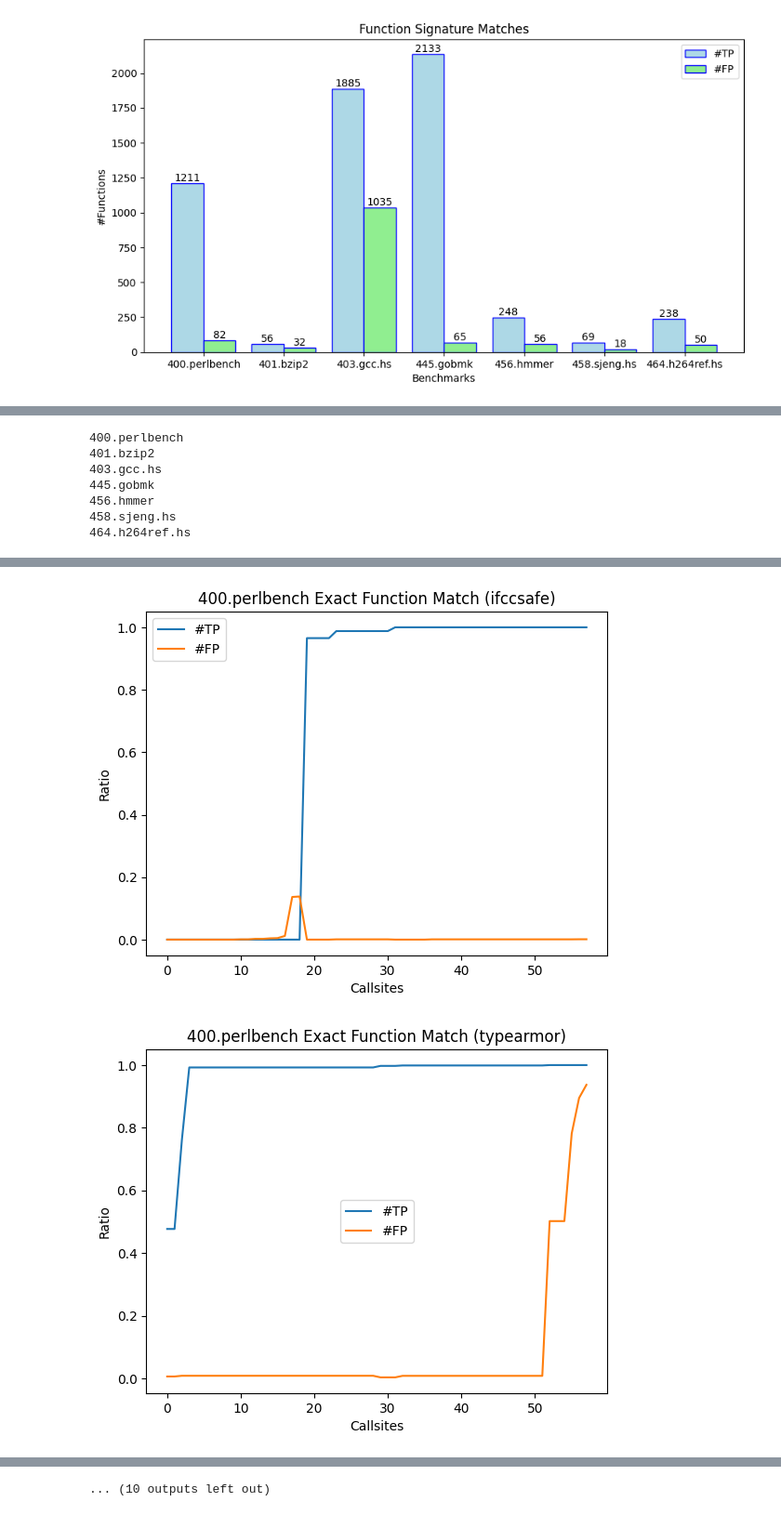
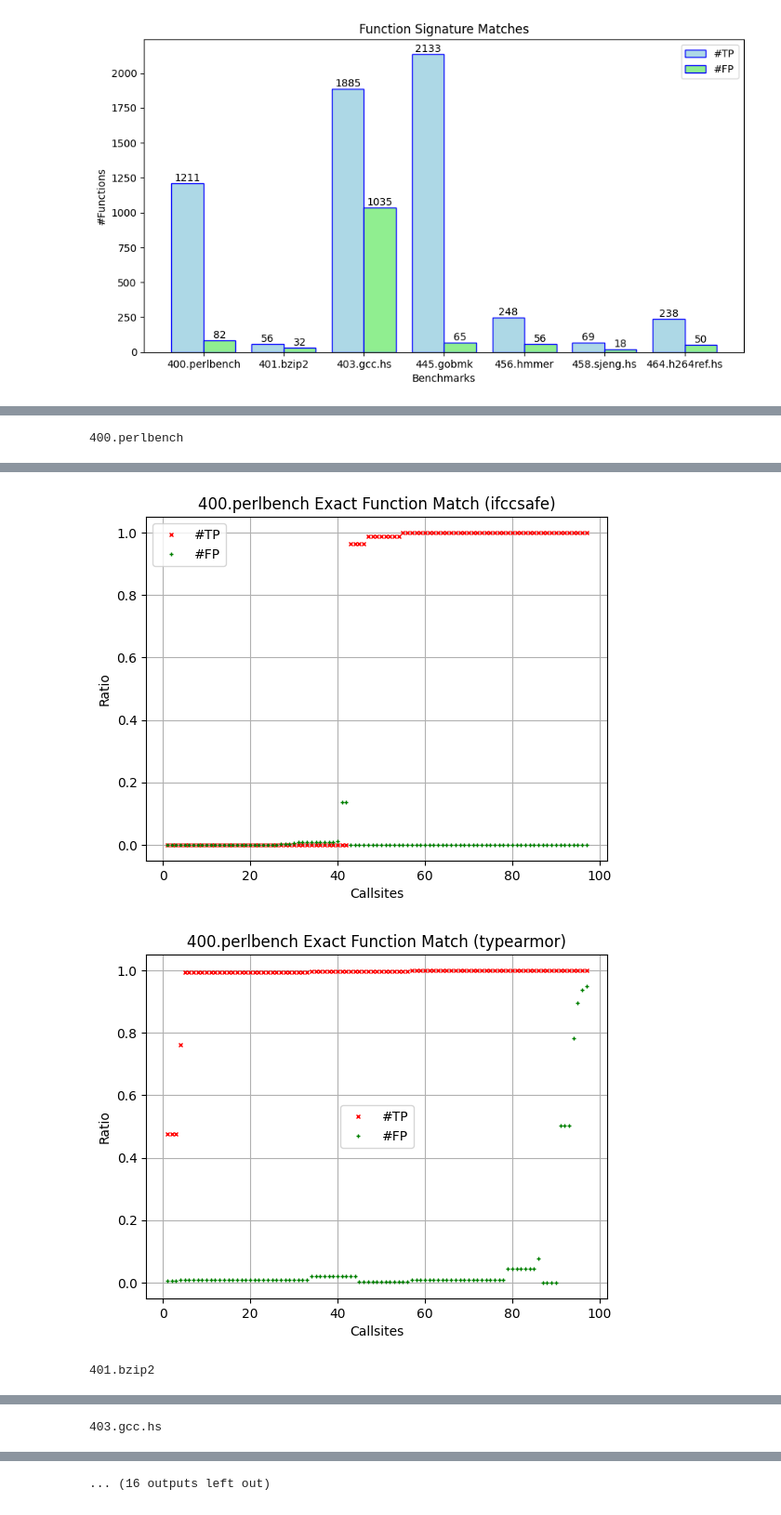
Before and after one commit to Ruturaj4/cfi_project, a Jupyter notebook: framework/notebooks/spec.ipynb, the cells around one changed output, grey strips where cells are left out. Shown at 93% size. Cells and saved outputs as stored; diff of their text form; code cells hidden in the pictures.

```diff
--- a/framework/notebooks/spec.ipynb
+++ b/framework/notebooks/spec.ipynb
@@ -382,12 +426,18 @@ def exactMatchPlot():
         for callsite, models in graph_type["ida"].items():
             if callsite in graph_type["llvm"]:
                 # ifcc model
-                model_stat[benchmark]["ifcc"]["tp"]\
-                .append(len(models["ifcc"]&graph_type["llvm"][callsite]["ifcc"])\
-                        /len(graph_type["llvm"][callsite]["ifcc"]))
-                model_stat[benchmark]["ifcc"]["tn"]\
-                .append(len(graph_type["llvm"][callsite]["ifcc"]-models["ifcc"])\
-                       /len(graph_type["llvm"][callsite]["ifcc"]))
+                # if no function is allowed at callsite, then check whether
+                # ida displays then mark both tp and tn 0.
+                if len(graph_type["llvm"][callsite]["ifcc"]) == 0:
+                    model_stat[benchmark]["ifcc"]["tp"].append(0)
+                    model_stat[benchmark]["ifcc"]["tn"].append(0)
+                else:
+                    model_stat[benchmark]["ifcc"]["tp"]\
+                    .append(len(models["ifcc"]&graph_type["llvm"][callsite]["ifcc"])\
+                            /len(graph_type["llvm"][callsite]["ifcc"]))
+                    model_stat[benchmark]["ifcc"]["tn"]\
+                    .append(len(graph_type["llvm"][callsite]["ifcc"]-models["ifcc"])\
+                           /len(graph_type["llvm"][callsite]["ifcc"]))
                 numerator = graph_type["baseline_llvm"]-len(graph_type["llvm"][callsite]["ifcc"])
                 if numerator == 0:
                     model_stat[benchmark]["ifcc"]["fp"].append(0)
@@ -397,12 +447,18 @@ def exactMatchPlot():
                            /numerator)
 
                 # ifccsafe model
-                model_stat[benchmark]["ifccsafe"]["tp"]\
-                .append(len(models["ifccsafe"]&graph_type["llvm"][callsite]["ifccsafe"])\
-                        /len(graph_type["llvm"][callsite]["ifccsafe"]))
-                model_stat[benchmark]["ifccsafe"]["tn"]\
-                .append(len(graph_type["llvm"][callsite]["ifccsafe"]-models["ifccsafe"])\
-                       /len(graph_type["llvm"][callsite]["ifccsafe"]))
+                # if no function is allowed at callsite, then check whether
+                # ida displays the same if not then it is a false negative.
+                if len(graph_type["llvm"][callsite]["ifccsafe"]) == 0:
+                    model_stat[benchmark]["ifccsafe"]["tp"].append(0)
+                    model_stat[benchmark]["ifccsafe"]["tn"].append(0)
+                else:
+                    model_stat[benchmark]["ifccsafe"]["tp"]\
+                    .append(len(models["ifccsafe"]&graph_type["llvm"][callsite]["ifccsafe"])\
+                            /len(graph_type["llvm"][callsite]["ifccsafe"]))
+                    model_stat[benchmark]["ifccsafe"]["tn"]\
+                    .append(len(graph_type["llvm"][callsite]["ifccsafe"]-models["ifccsafe"])\
+                           /len(graph_type["llvm"][callsite]["ifccsafe"]))
                 numerator = graph_type["baseline_llvm"]-len(graph_type["llvm"][callsite]["ifccsafe"])
                 if numerator == 0:
                     model_stat[benchmark]["ifccsafe"]["fp"].append(0)
@@ -431,9 +487,9 @@ def exactMatchPlot():
             _,y2 = zip(*sorted(zip(model_stat[benchmark][model]["tp"], model_stat[benchmark][model]["tn"])))
             _,y3 = zip(*sorted(zip(model_stat[benchmark][model]["tp"], model_stat[benchmark][model]["fp"])))
 
-            bar1 = np.arange(len(y1))
-            bar2 = np.arange(len(y2))
-            bar3 = np.arange(len(y3))
+            bar1 = np.arange(1,len(y1)+1)
+            bar2 = np.arange(1,len(y2)+1)
+            bar3 = np.arange(1,len(y3)+1)
 
             fig, ax = plt.subplots()
 
@@ -441,22 +497,19 @@ def exactMatchPlot():
 
             color = ['red','blue','green','orange']
 
-            ax_bar1 = ax.plot(bar1, y1, label="#TP")
+            ax_bar1 = ax.plot(bar1, y1, label="#TP", linestyle='None', marker = "x", markersize=3, color="r")
             #ax_bar2 = ax.plot(bar2, y2, label="#TN")
-            ax_bar3 = ax.plot(bar3, y3, label="#FP")
+            ax_bar3 = ax.plot(bar3, y3, label="#FP", linestyle='None', marker = "+", markersize=3, color="g")
 
             # ax.set_xticks(bar1, x)
             ax.set_ylabel("Ratio")
             ax.set_xlabel("Callsites")
             ax.set_title(f"{benchmark} Exact Function Match ({model})")
             ax.legend()
+            ax.grid(axis='both', which='both')
+            plt.show()
+            plt.close(fig)
 
 exactMatchPlot()
 # %% [output]
 400.perlbench
-401.bzip2
-403.gcc.hs
-445.gobmk
-456.hmmer
-458.sjeng.hs
-464.h264ref.hs
@@ -464,2 +517,3 @@ exactMatchPlot()
-[figure, old version]
+[figure, new version]
-[figure, old version]
+[figure, new version]
+401.bzip2
@@ -468,0 +523 @@ exactMatchPlot()
+403.gcc.hs
@@ -474 +527 @@ exactMatchPlot()
-... (10 outputs left out)
+... (16 outputs left out)
```
Also changed, not shown: parts of 9 cells of this notebook, 7 other files.
